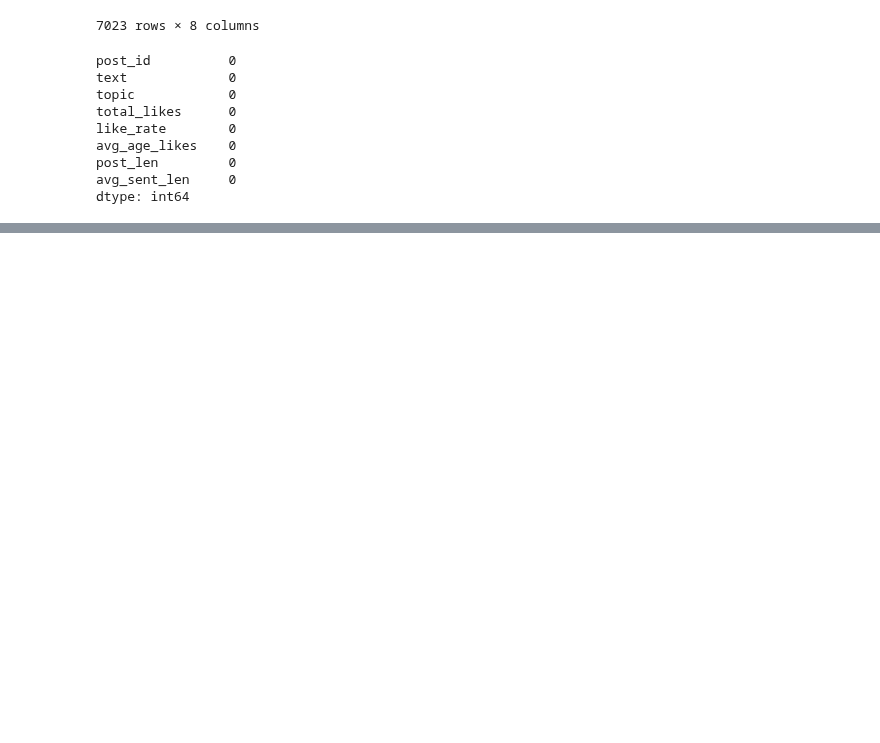
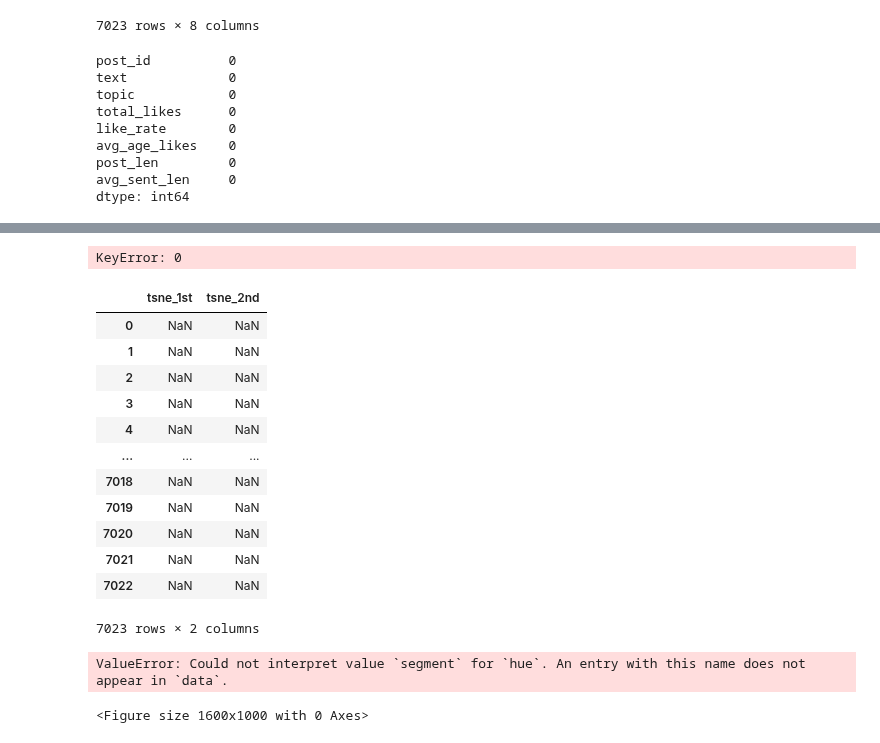
Before and after one commit to ML-engineering-Freelancerroma/ML_course, a Jupyter notebook: Final_Project_ML/features_prepare.ipynb, the cells around one changed output, grey strips where cells are left out. Drawn from its saved outputs; the diff is of its cells as text; code cells hidden in the pictures; blank space fills up the shorter version.

```diff
--- a/Final_Project_ML/features_prepare.ipynb
+++ b/Final_Project_ML/features_prepare.ipynb
@@ -267,0 +266,14 @@ posts_df.to_csv('posts_df')
+# %%
+from sklearn.manifold import TSNE
+from sklearn.preprocessing import StandardScaler
+
+
+X = posts_df[['total_likes', 'like_rate', 'avg_age_likes', 'post_len', 'avg_sent_len']]
+
+scaler = StandardScaler()
+
+X_scaled = scaler.fit_transform(X)
+
+tsne = TSNE(n_components=2, random_state=42, perplexity=10, max_iter=1000)
+
+X_tsne = tsne.fit_transform(X_scaled)
@@ -267,0 +290,43 @@ posts_df.to_csv('posts_df')
+# %%
+# import numpy as np
+
+# X_tsne = np.concatenate((X_tsne), axis=1)
+X_tsne = pd.DataFrame(
+    X_tsne,
+    columns=[
+        'tsne_1st',
+        'tsne_2nd',
+    ]
+)
+# %% [output]
+KeyError: 0
+# %%
+X_tsne
+# %% [output]
+|  | tsne_1st | tsne_2nd |
+| 0 | NaN | NaN |
+| 1 | NaN | NaN |
+| 2 | NaN | NaN |
+| 3 | NaN | NaN |
+| 4 | NaN | NaN |
+| ... | ... | ... |
+| 7018 | NaN | NaN |
+| 7019 | NaN | NaN |
+| 7020 | NaN | NaN |
+| 7021 | NaN | NaN |
+| 7022 | NaN | NaN |
+7023 rows × 2 columns
+# %%
+import seaborn as sns
+import matplotlib.pyplot as plt
+
+
+fig = plt.figure()
+fig.set_size_inches(16, 10)
+
+sns.scatterplot(data=X_tsne, x='tsne_1st',
+                y='tsne_2nd', hue='segment'
+                )
+# %% [output]
+ValueError: Could not interpret value `segment` for `hue`. An entry with this name does not appear in `data`.
+<Figure size 1600x1000 with 0 Axes>
```
Also changed, not shown: parts of 2 cells of this notebook.
